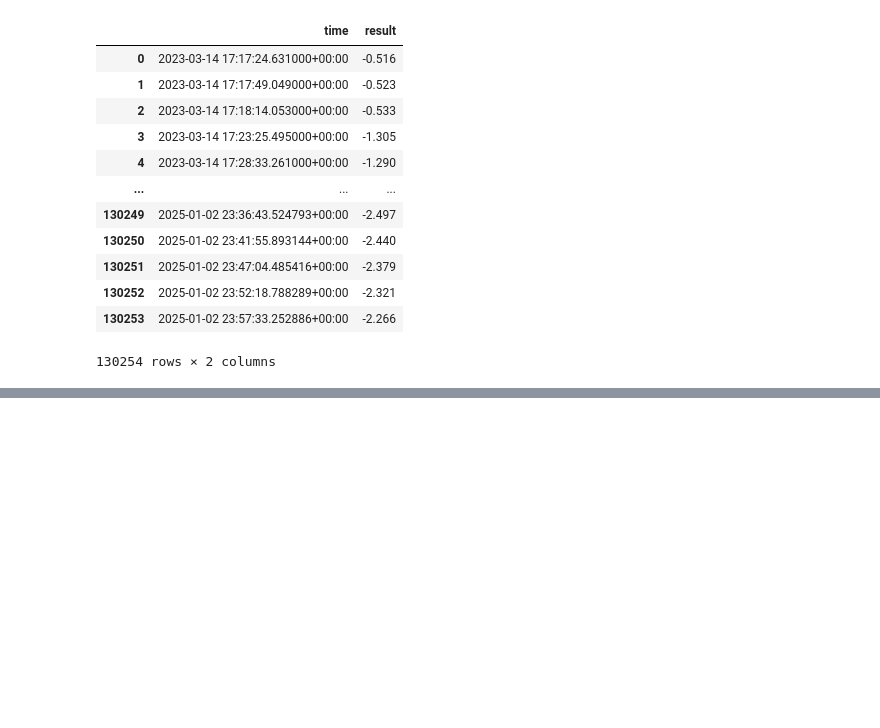
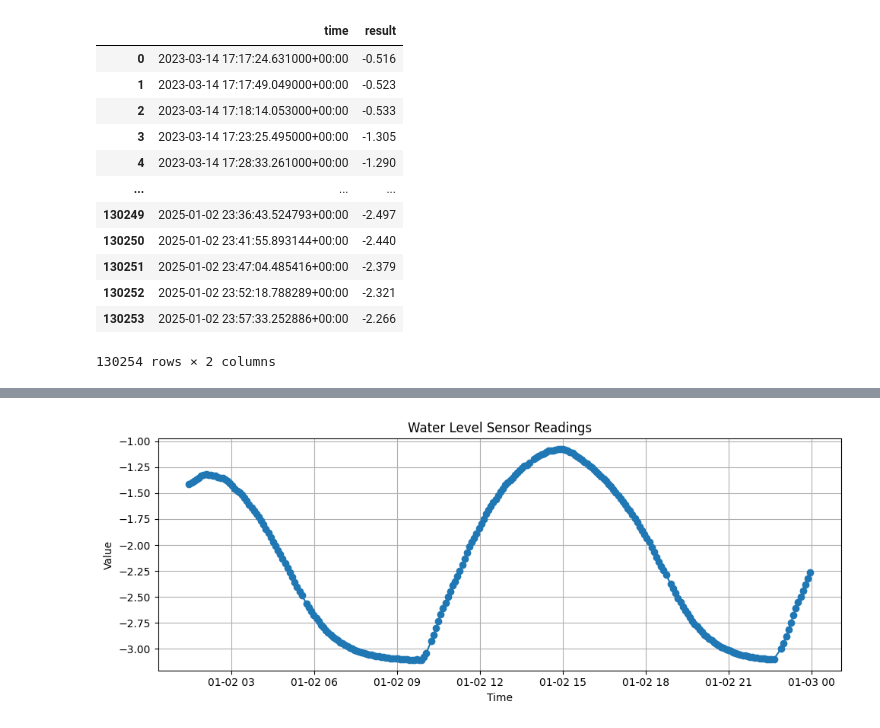
Before and after one commit to PrasunBanerjee04/SecooraRiskModel, a Jupyter notebook: model/TrainModel.ipynb, the cells around one changed output, grey strips where cells are left out. Drawn from its saved outputs; the diff is of its cells as text; code cells hidden in the pictures; blank space fills up the shorter version.

```diff
--- a/model/TrainModel.ipynb
+++ b/model/TrainModel.ipynb
@@ -386,0 +265,6 @@ KeyboardInterrupt:
+# %%
+start = 130000
+end = 130254
+plot_series(data["time"][start : end], data["result"][start : end], title="Water Level Sensor Readings")
+# %% [output]
+[figure, added]
```
Also changed, not shown: parts of 22 cells of this notebook, 3 other files.
